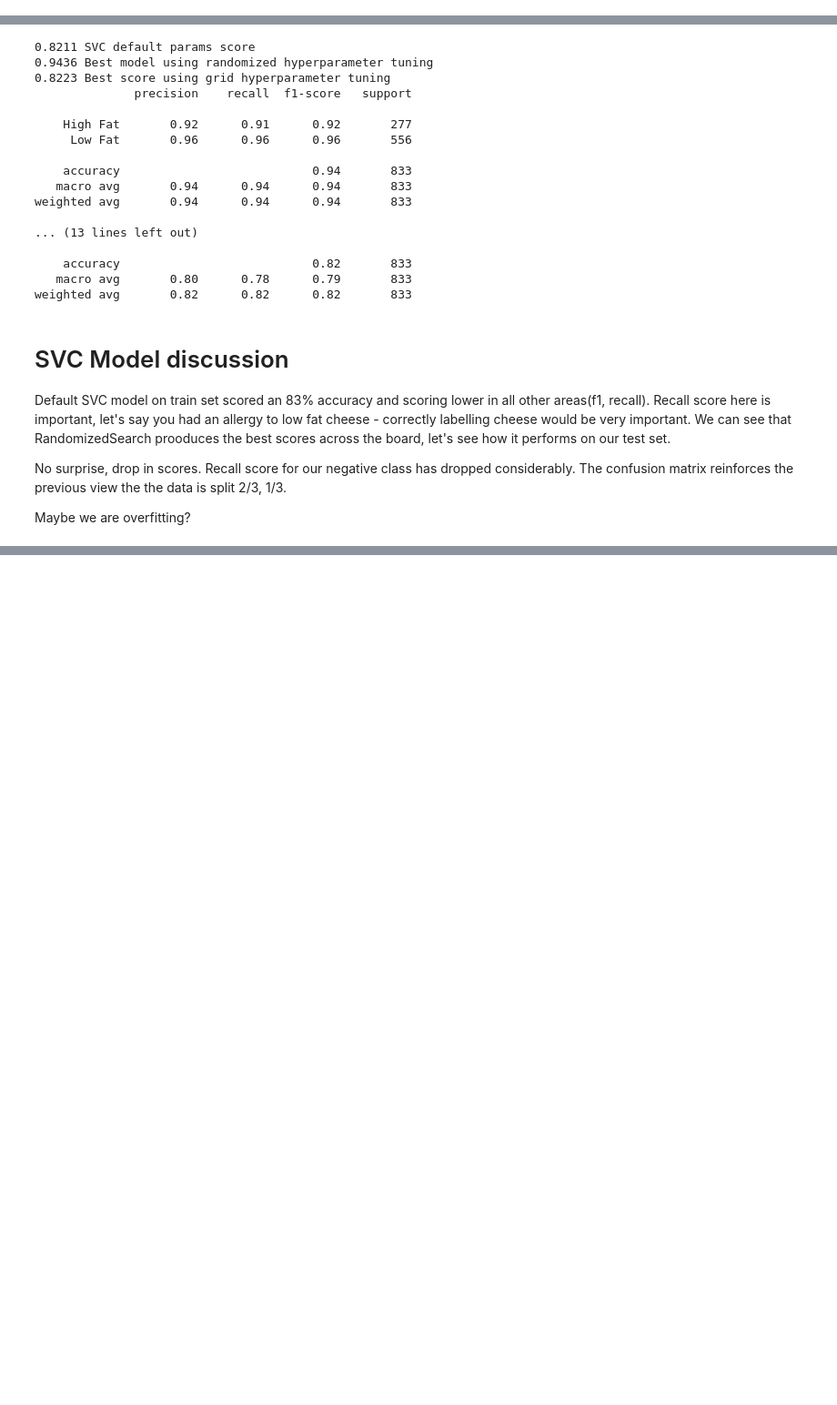
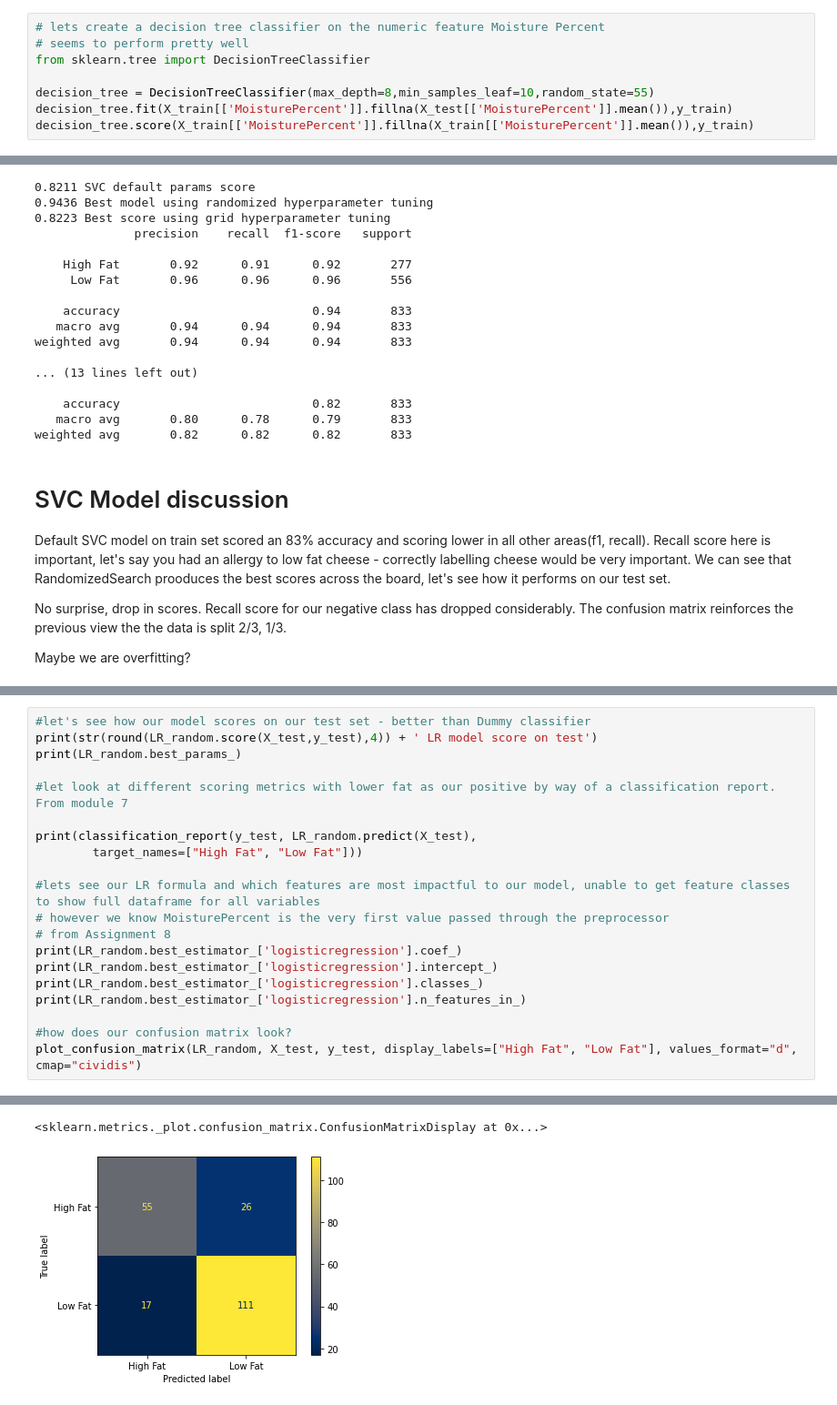
Before and after one commit to J-Sallis/Predicting_Cheese, a Jupyter notebook: cheese_final_project.ipynb, the cells around one changed output, grey strips where cells are left out. Shown: that part at 91% size. Cells and saved outputs as stored; diff of their text form; blank space fills up the shorter version.

```diff
--- a/cheese_final_project.ipynb
+++ b/cheese_final_project.ipynb
@@ -161,0 +153,8 @@ train_df.head()
+# %%
+# lets create a decision tree classifier on the numeric feature Moisture Percent
+# seems to perform pretty well
+from sklearn.tree import DecisionTreeClassifier
+
+decision_tree = DecisionTreeClassifier(max_depth=8,min_samples_leaf=10,random_state=55)
+decision_tree.fit(X_train[['MoisturePercent']].fillna(X_test[['MoisturePercent']].mean()),y_train)
+decision_tree.score(X_train[['MoisturePercent']].fillna(X_train[['MoisturePercent']].mean()),y_train)
@@ -360,0 +357,21 @@ testset
+# %%
+#let's see how our model scores on our test set - better than Dummy classifier
+print(str(round(LR_random.score(X_test,y_test),4)) + ' LR model score on test')
+print(LR_random.best_params_)
+
+#let look at different scoring metrics with lower fat as our positive by way of a classification report. From module 7
+
+print(classification_report(y_test, LR_random.predict(X_test),
+        target_names=["High Fat", "Low Fat"]))
+
+#lets see our LR formula and which features are most impactful to our model, unable to get feature classes to show full dataframe for all variables
+# however we know MoisturePercent is the very first value passed through the preprocessor
+# from Assignment 8
+print(LR_random.best_estimator_['logisticregression'].coef_)
+print(LR_random.best_estimator_['logisticregression'].intercept_)
+print(LR_random.best_estimator_['logisticregression'].classes_)
+print(LR_random.best_estimator_['logisticregression'].n_features_in_)
+
+#how does our confusion matrix look?
+plot_confusion_matrix(LR_random, X_test, y_test, display_labels=["High Fat", "Low Fat"], values_format="d", cmap="cividis")
+# %% [output]
@@ -360,0 +397,2 @@ testset
+<sklearn.metrics._plot.confusion_matrix.ConfusionMatrixDisplay at 0x...>
+[figure, added]
```
Also changed, not shown: parts of 14 cells of this notebook, 1 other file.
